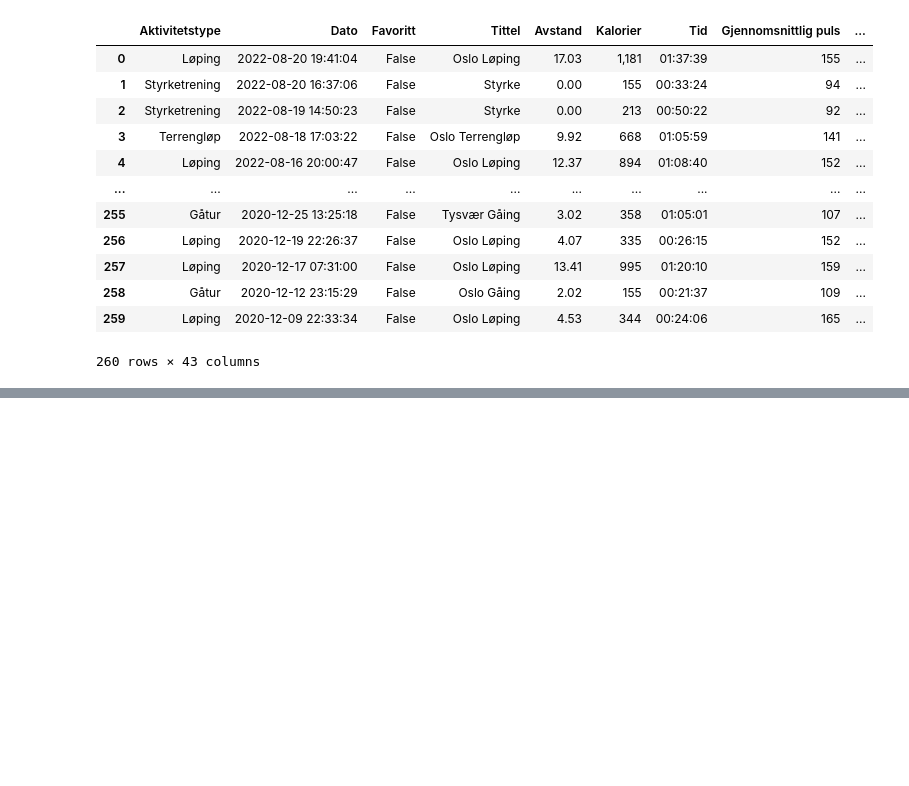
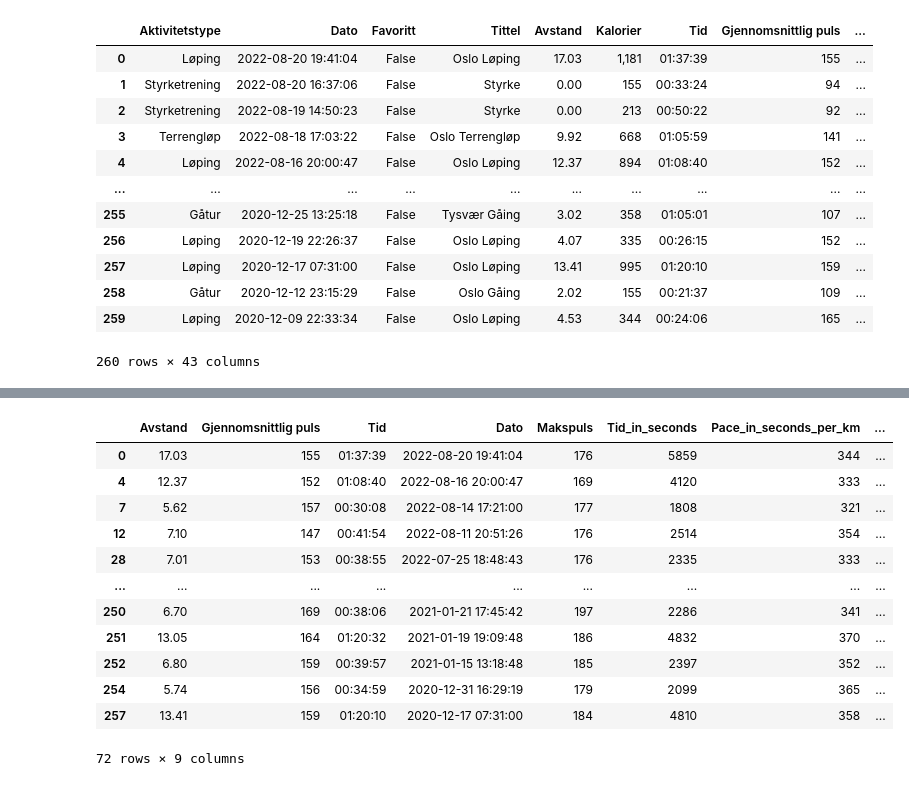
Before and after one commit to dsorenes/Runcrunch, a Jupyter notebook: training_data.ipynb, the cells around one changed output, grey strips where cells are left out. Saved outputs shown, nothing was run; the diff lists cells and outputs as text; code cells hidden in the pictures; blank space fills up the shorter version.

```diff
--- a/training_data.ipynb
+++ b/training_data.ipynb
@@ -42,0 +128,16 @@ df
+# %%
+d
+# %% [output]
+|  | Avstand | Gjennomsnittlig puls | Tid | Dato | Makspuls | Tid_in_seconds | Pace_in_seconds_per_km | ... |
+| 0 | 17.03 | 155 | 01:37:39 | 2022-08-20 19:41:04 | 176 | 5859 | 344 | ... |
+| 4 | 12.37 | 152 | 01:08:40 | 2022-08-16 20:00:47 | 169 | 4120 | 333 | ... |
+| 7 | 5.62 | 157 | 00:30:08 | 2022-08-14 17:21:00 | 177 | 1808 | 321 | ... |
+| 12 | 7.10 | 147 | 00:41:54 | 2022-08-11 20:51:26 | 176 | 2514 | 354 | ... |
+| 28 | 7.01 | 153 | 00:38:55 | 2022-07-25 18:48:43 | 176 | 2335 | 333 | ... |
+| ... | ... | ... | ... | ... | ... | ... | ... | ... |
+| 250 | 6.70 | 169 | 00:38:06 | 2021-01-21 17:45:42 | 197 | 2286 | 341 | ... |
+| 251 | 13.05 | 164 | 01:20:32 | 2021-01-19 19:09:48 | 186 | 4832 | 370 | ... |
+| 252 | 6.80 | 159 | 00:39:57 | 2021-01-15 13:18:48 | 185 | 2397 | 352 | ... |
+| 254 | 5.74 | 156 | 00:34:59 | 2020-12-31 16:29:19 | 179 | 2099 | 365 | ... |
+| 257 | 13.41 | 159 | 01:20:10 | 2020-12-17 07:31:00 | 184 | 4810 | 358 | ... |
+72 rows × 9 columns
```
Also changed, not shown: parts of 15 cells of this notebook.
